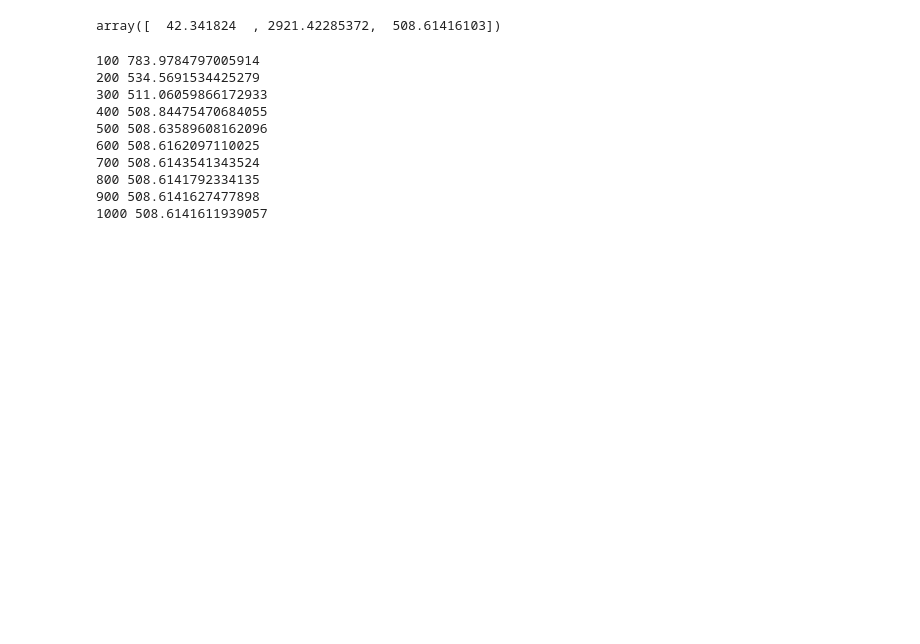
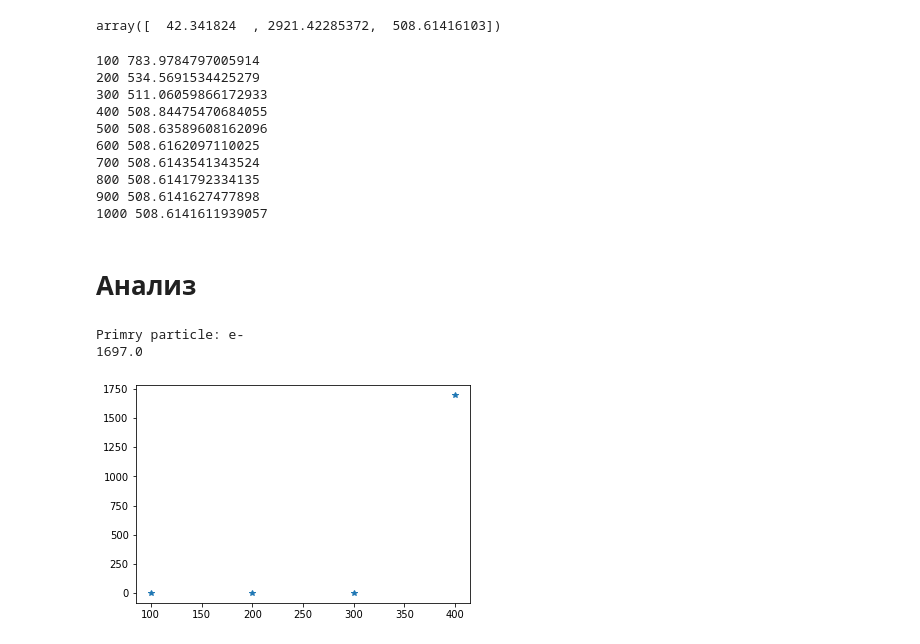
Before and after one commit to Zelenyy/phd-code, a Jupyter notebook: notebooks/05.Dwyer2003.ipynb, the cells around one changed output. Cells and saved outputs as stored; diff of their text form; code cells hidden in the pictures; blank space fills up the shorter version.

```diff
--- a/notebooks/05.Dwyer2003.ipynb
+++ b/notebooks/05.Dwyer2003.ipynb
@@ -60,3 +81,33 @@ for i,j in zip(x,y):
 800 508.6141792334135
 900 508.6141627477898
 1000 508.6141611939057
+# %% [markdown]
+# Анализ
+# %%
+path = "/home/zelenyy/data/thunderstorm/result.hdf5"
+# %%
+def process(path, target_node="gamma"):
+    field = []
+    length = []
+    number = []
+    # plt.figure(figsize=(10,10))
+    first = True
+    with tables.open_file(path) as h5file:
+        for i, group in enumerate(h5file.root):
+            table = h5file.get_node(group, target_node)
+            if first:
+                first = False
+                print("Primry particle: {}".format(table.attrs["values_macros_particle"]))
+
+            field.append(table.attrs["values_gdml_fieldValueZ"]*1e3/1e-1)
+            length.append(table.attrs["values_gdml_cellHeight"])
+            number.append(table.nrows/table.attrs["values_macros_number"])
+    # plt.plot(field, number, "*")
+    print(max(number))
+    plt.plot(length, number, "*")
+# %%
+process(path)
+# %% [output]
+Primry particle: e-
+1697.0
+[figure, added]
```
Also changed, not shown: parts of 7 cells of this notebook, 3 other files.
